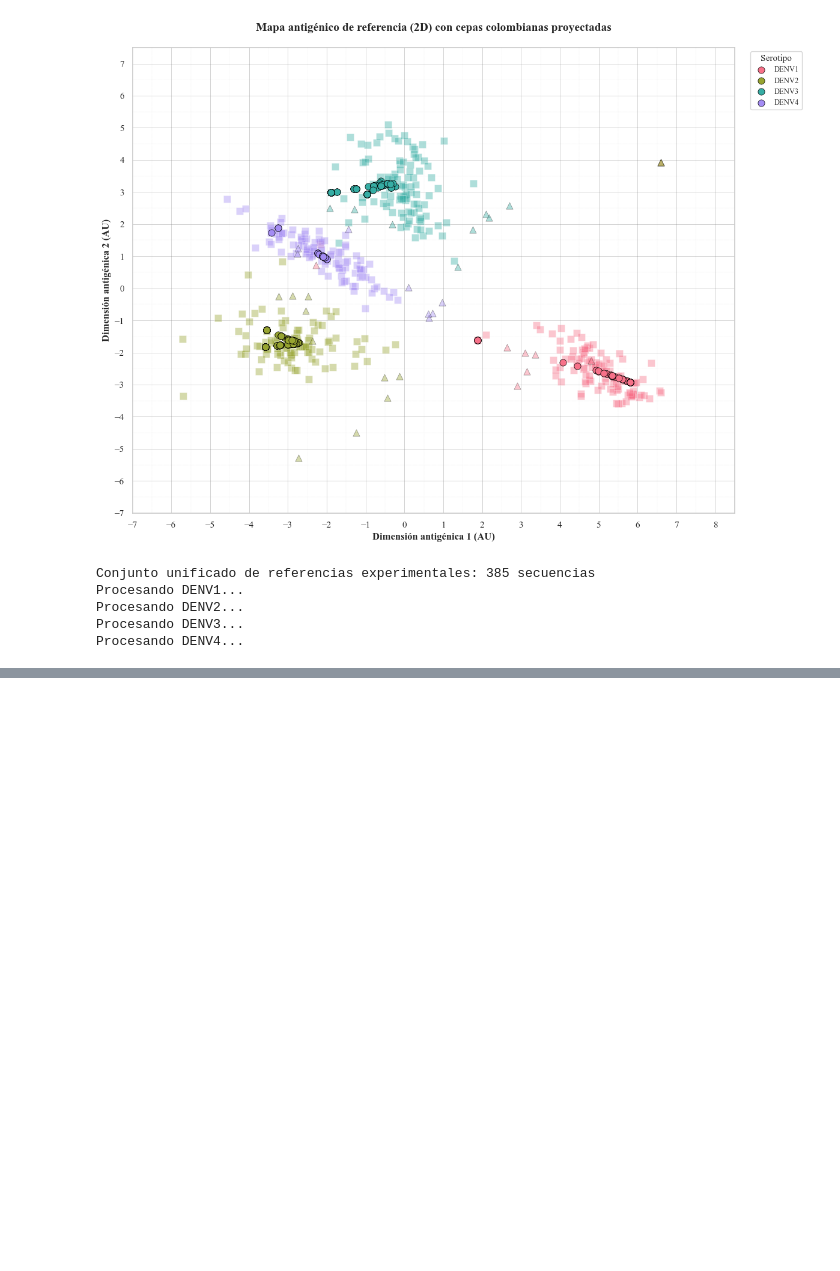
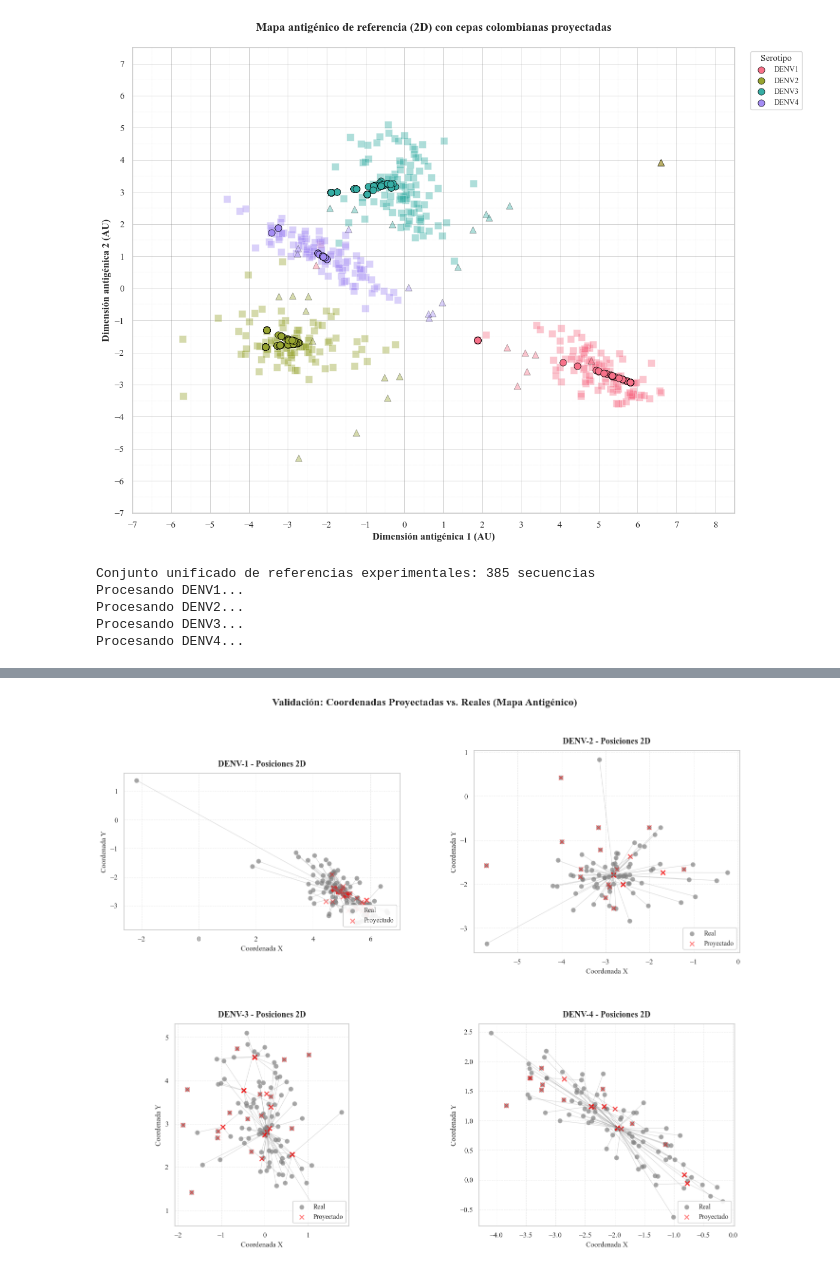
Before and after one commit to dirreno/denv-cross-inmunity, a Jupyter notebook: notebooks/distances.ipynb, the cells around one changed output, grey strips where cells are left out. Cells and saved outputs as stored; diff of their text form; code cells hidden in the pictures; blank space fills up the shorter version.

```diff
--- a/notebooks/distances.ipynb
+++ b/notebooks/distances.ipynb
@@ -2674,0 +2545,99 @@ Serotipo   n    r_X    r_Y   R²_X   R²_Y   RMSE    MAE  Mediana Error
+# %%
+projected_coordinates = project_strains_self(AA_SEQS_EXP_E_map, mapa_ag, df_matrices_val)
+
+mapa_ag_indexed = mapa_ag.drop_duplicates(subset='strainID').set_index('strainID')
+mapa_ag_indexed['sero_num'] = mapa_ag_indexed['sero_num'].astype(int)
+
+validation_results = {}
+
+for sero in [1, 2, 3, 4]:
+    df_proj = projected_coordinates[sero]
+    strain_ids = df_proj.index.tolist()
+
+    real_data = mapa_ag_indexed.reindex(strain_ids)[['coord1', 'coord2']]
+    valid_mask = real_data.notna().all(axis=1)
+
+    real_coords = real_data[valid_mask]
+    valid_strain_ids = real_coords.index.tolist()
+
+    df_val = pd.DataFrame({
+        'strainID': valid_strain_ids,
+        'real_X': real_coords['coord1'].values,
+        'real_Y': real_coords['coord2'].values,
+        'proj_X': df_proj.loc[valid_strain_ids, 'X'].values,
+        'proj_Y': df_proj.loc[valid_strain_ids, 'Y'].values
+    })
+
+    df_val['error_X'] = df_val['proj_X'] - df_val['real_X']
+    df_val['error_Y'] = df_val['proj_Y'] - df_val['real_Y']
+    df_val['euclidean_error'] = np.sqrt(df_val['error_X']**2 + df_val['error_Y']**2)
+
+    validation_results[sero] = df_val
+
+summary_rows = []
+for sero in [1, 2, 3, 4]:
+    df_val = validation_results[sero]
+    r_x, p_x = stats.pearsonr(df_val['real_X'], df_val['proj_X'])
+    r_y, p_y = stats.pearsonr(df_val['real_Y'], df_val['proj_Y'])
+
+    ss_res_x = np.sum(df_val['error_X']**2)
+    ss_tot_x = np.sum((df_val['real_X'] - df_val['real_X'].mean())**2)
+    r2_x = 1 - (ss_res_x / ss_tot_x) if ss_tot_x > 0 else 0
+
+    ss_res_y = np.sum(df_val['error_Y']**2)
+    ss_tot_y = np.sum((df_val['real_Y'] - df_val['real_Y'].mean())**2)
+    r2_y = 1 - (ss_res_y / ss_tot_y) if ss_tot_y > 0 else 0
+
+    rmse = np.sqrt(np.mean(df_val['euclidean_error']**2))
+    mae = np.mean(df_val['euclidean_error'])
+
+    summary_rows.append({
+        'Serotipo': f'DENV-{sero}',
+        'n': len(df_val),
+        'r_X': round(r_x, 4),
+        'p_X': f'{p_x:.2e}',
+        'r_Y': round(r_y, 4),
+        'p_Y': f'{p_y:.2e}',
+        'R²_X': round(r2_x, 4),
+        'R²_Y': round(r2_y, 4),
+        'RMSE': round(rmse, 4),
+        'MAE': round(mae, 4),
+        'Mediana Error': round(df_val['euclidean_error'].median(), 4)
+    })
+
+df_summary = pd.DataFrame(summary_rows)
+print(df_summary.to_string(index=False))
+
+fig, axes = plt.subplots(2, 2, figsize=(14, 12))
+axes = axes.flatten()
+
+for idx, sero in enumerate([1, 2, 3, 4]):
+
+    df_val = validation_results[sero]
+    ax = axes[idx]
+
+    for i in range(len(df_val)):
+        ax.plot([df_val.iloc[i]['real_X'], df_val.iloc[i]['proj_X']],
+                [df_val.iloc[i]['real_Y'], df_val.iloc[i]['proj_Y']],
+                color='gray', alpha=0.3, linewidth=0.8)
+
+    ax.scatter(df_val['real_X'], df_val['real_Y'], alpha=0.7, s=45,
+               c='grey', label='Real', marker='o', edgecolors='darkgrey', linewidth=0.5)
+    ax.scatter(df_val['proj_X'], df_val['proj_Y'], alpha=0.5, s=45,
+               c='red', label='Proyectado', marker='x', linewidth=1.5)
+
+    ax.set_title(f'DENV-{sero} - Posiciones 2D', fontsize=13, fontweight='bold', pad=10)
+    ax.set_xlabel('Coordenada X', fontsize=11)
+    ax.set_ylabel('Coordenada Y', fontsize=11)
+    ax.legend(fontsize=10, loc='lower right', framealpha=0.9)
+    ax.grid(alpha=0.4, linestyle='--', linewidth=0.7)
+    ax.set_aspect('equal')
+
+plt.suptitle('Validación: Coordenadas Proyectadas vs. Reales (Mapa Antigénico)',
+             fontsize=16, fontweight='bold', y=0.98)
+
+plt.tight_layout(rect=[0, 0, 1, 0.94])
+plt.subplots_adjust(hspace=0.35, wspace=0.25)
+plt.savefig('../figures/validation_projected_vs_real.png', dpi=300, bbox_inches='tight')
+plt.show()
+# %% [output]
@@ -2674,0 +2649 @@ Serotipo   n    r_X    r_Y   R²_X   R²_Y   RMSE    MAE  Mediana Error
+[figure, added]
```
Also changed, not shown: parts of 7 cells of this notebook, 6 other files.
